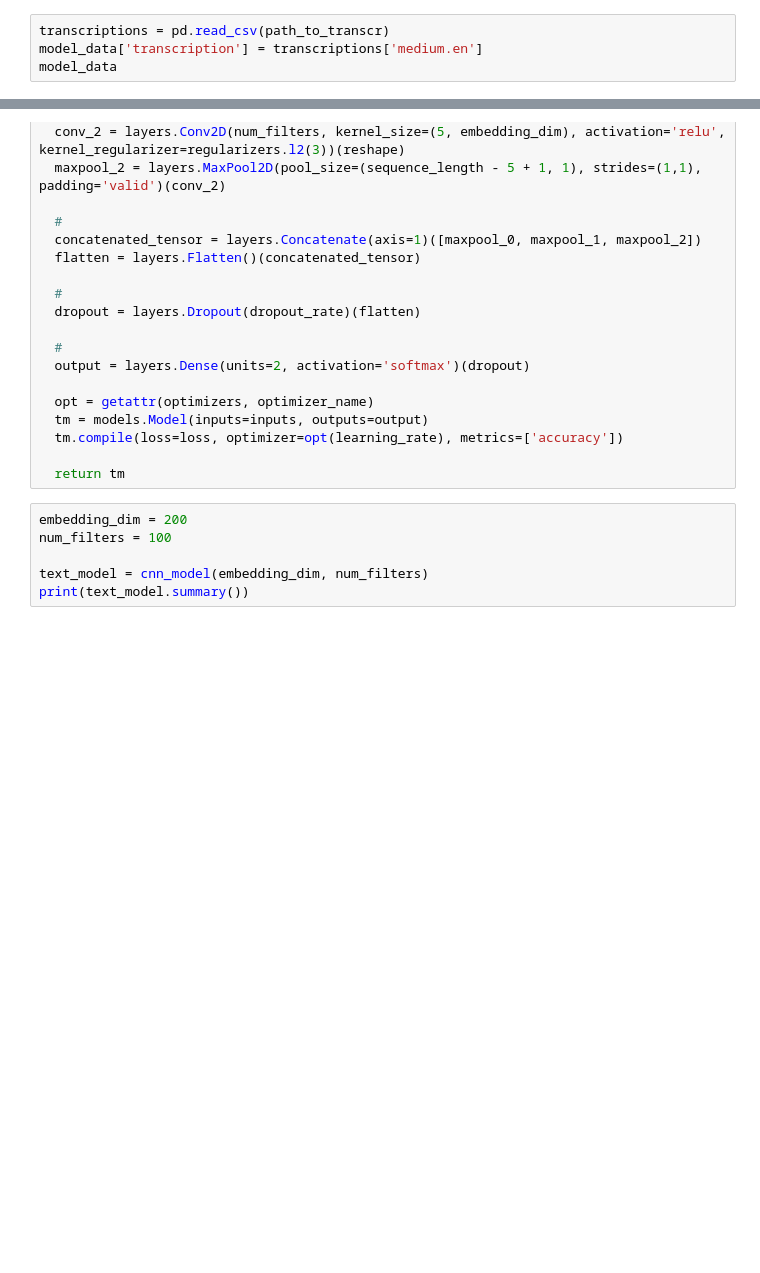
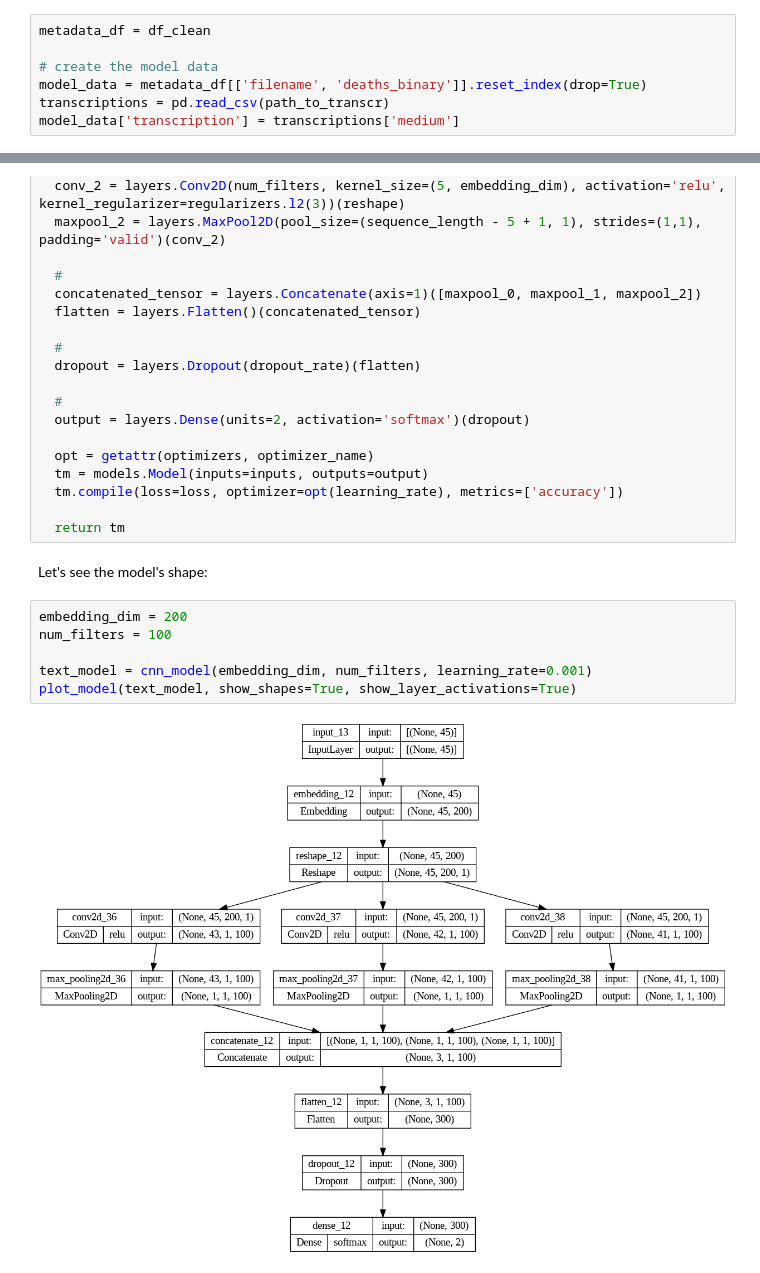
Before and after one commit to ramwtz/data-science-project, a Jupyter notebook: 911_project.ipynb, the cells around one changed output, grey strips where cells are left out. Saved outputs shown, nothing was run; the diff lists cells and outputs as text; blank space fills up the shorter version.

```diff
--- a/911_project.ipynb
+++ b/911_project.ipynb
@@ -1604,9 +1607,12 @@ model_data
 # %% [markdown]
 Now, let's take our transcriptions, and use them to train a model, that will be able to predict whether the caller is in danger in real time.
 # %%
+metadata_df = df_clean
+
+# create the model data
+model_data = metadata_df[['filename', 'deaths_binary']].reset_index(drop=True)
 transcriptions = pd.read_csv(path_to_transcr)
-model_data['transcription'] = transcriptions['medium.en']
-model_data
+model_data['transcription'] = transcriptions['medium']
 # %%
 transcriptions['len'] = model_data['transcription'].apply(lambda x: len(str(x).split(' ')))
 print("mean length of sentence: " + str(transcriptions.len.mean()))
@@ -1686,9 +1707,13 @@ def cnn_model(embedding_dim, num_filters, dropout_rate=0.5,
   tm.compile(loss=loss, optimizer=opt(learning_rate), metrics=['accuracy'])
 
   return tm
+# %% [markdown]
+Let's see the model's shape:
 # %%
 embedding_dim = 200
 num_filters = 100
 
-text_model = cnn_model(embedding_dim, num_filters)
-print(text_model.summary())
+text_model = cnn_model(embedding_dim, num_filters, learning_rate=0.001)
+plot_model(text_model, show_shapes=True, show_layer_activations=True)
+# %% [output]
+[figure, added]
```
Also changed, not shown: parts of 37 cells of this notebook.
